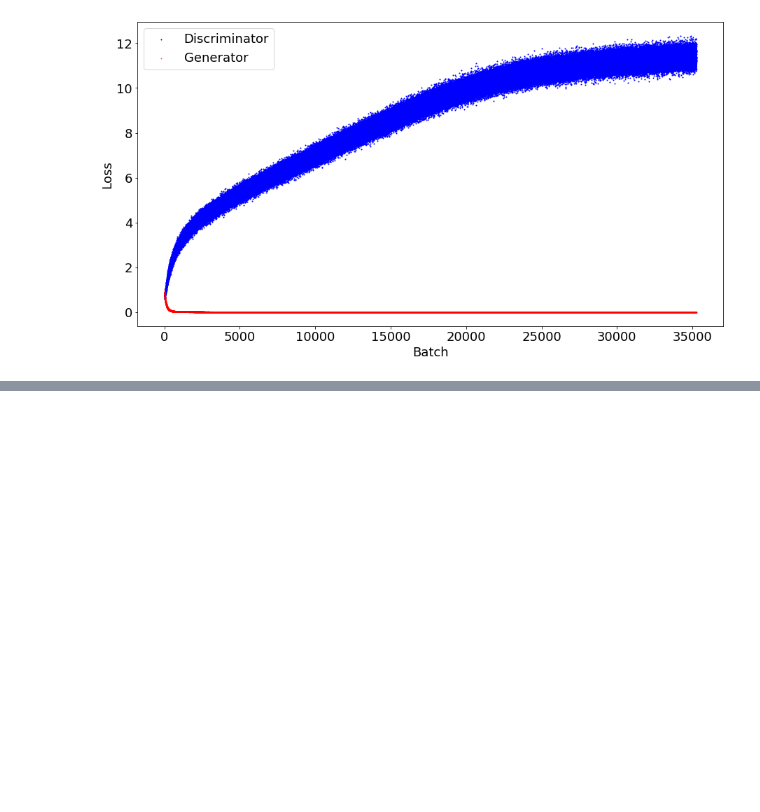
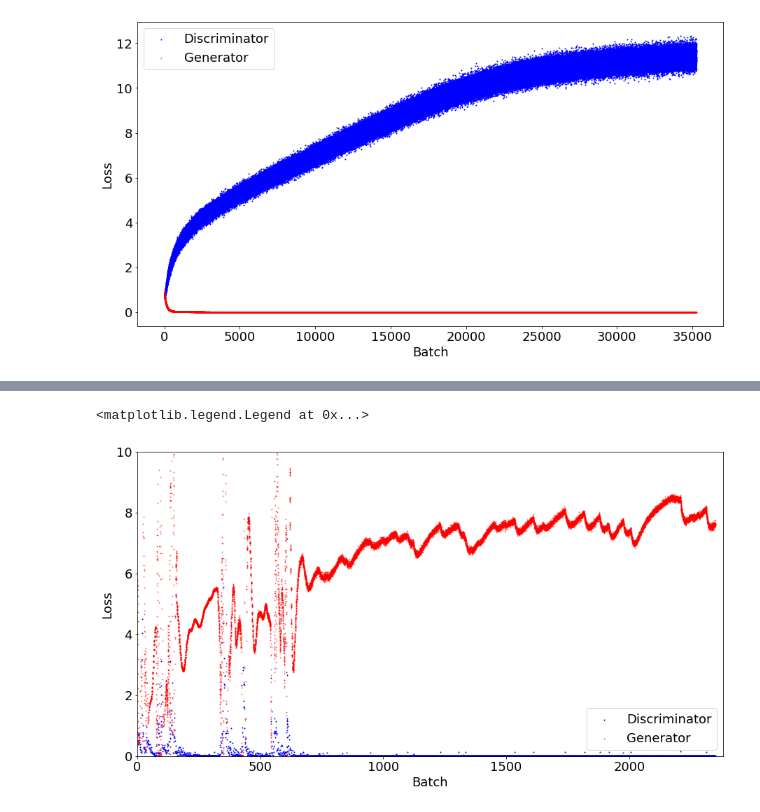
Before and after one commit to Collin-Dabbieri/GAN_Project, a Jupyter notebook: ConvGAN/ReviewResults.ipynb, the cells around one changed output, grey strips where cells are left out. Cells and saved outputs as stored; diff of their text form; code cells hidden in the pictures; blank space fills up the shorter version.

```diff
--- a/ConvGAN/ReviewResults.ipynb
+++ b/ConvGAN/ReviewResults.ipynb
@@ -282,0 +349,22 @@ plt.savefig('./presentation/exploding_loss.png',bbox_inches='tight')
+# %%
+dx=[]
+dy=[]
+for i in results['d_loss']:
+    dx.append(i[0])
+    dy.append(i[1])
+gx=[]
+gy=[]
+for i in results['g_loss']:
+    gx.append(i[0])
+    gy.append(i[1])
+# %%
+plt.axis([0,len(dx),0,10])
+plt.scatter(dx,dy,s=1,color='b',label='Discriminator')
+plt.scatter(gx,gy,s=1,color='r',alpha=0.5,label='Generator')
+plt.xlabel('Batch')
+plt.ylabel('Loss')
+plt.legend(loc='best')
+#plt.savefig('./presentation/exploding_loss.png',bbox_inches='tight')
+# %% [output]
+<matplotlib.legend.Legend at 0x...>
+[figure, added]
```
Also changed, not shown: parts of 13 cells of this notebook, 7 other files.
